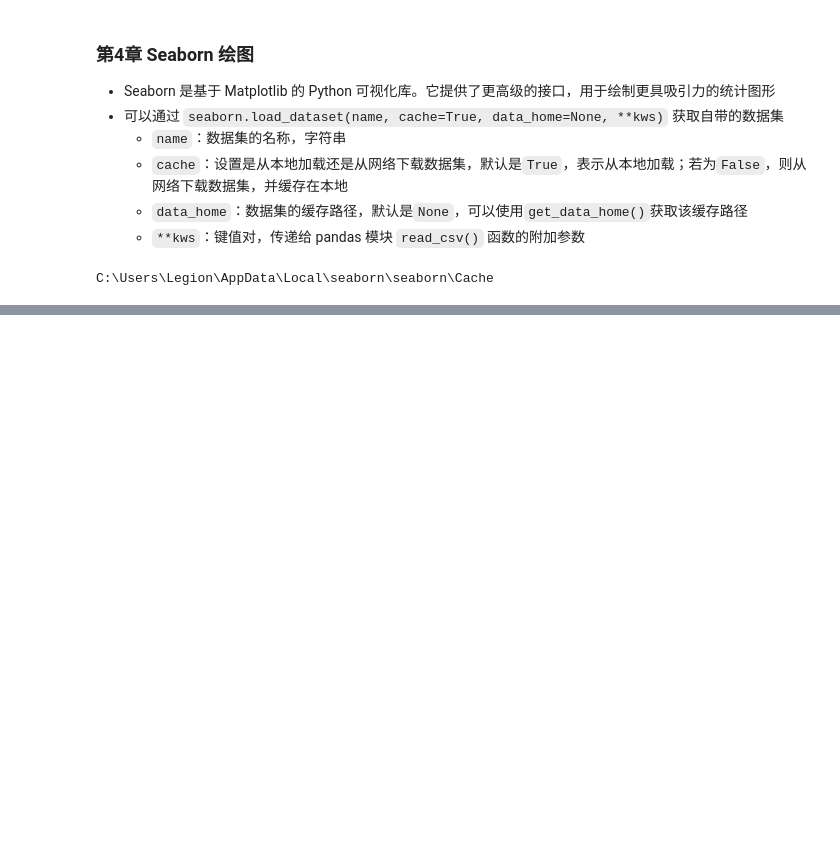
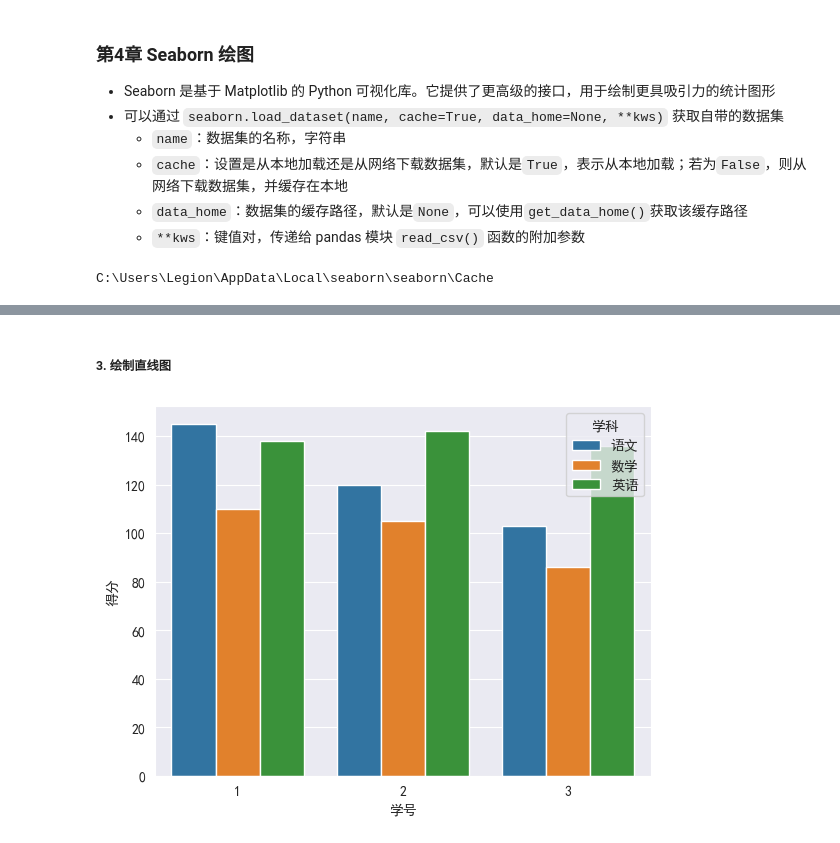
Before and after one commit to MercuryHaipeng/Python-Visualization-Tutorial, a Jupyter notebook: Chapter 4/4-1.ipynb, the cells around one changed output, grey strips where cells are left out. Cells and saved outputs as stored; diff of their text form; code cells hidden in the pictures; blank space fills up the shorter version.

```diff
--- a/Chapter 4/4-1.ipynb
+++ b/Chapter 4/4-1.ipynb
@@ -29,0 +67,14 @@ C:\Users\Legion\AppData\Local\seaborn\seaborn\Cache
+# %% [markdown]
+##### 3. 绘制直线图
+# %%
+import pandas as pd
+import matplotlib.pyplot as plt
+import seaborn as sns
+
+sns.set_style("darkgrid")  # 灰色网格
+plt.rcParams["font.sans-serif"] = ["SimHei"]  # 解决中文乱码
+df1 = pd.read_excel("../datas/data5.xlsx", sheet_name="sheet2")  # 读取Excel文件
+sns.barplot(x="学号", y="得分", hue="学科", data=df1)  # 条形图
+plt.show()  # 显示图表
+# %% [output]
+[figure, added]
```
Also changed, not shown: parts of 17 cells of this notebook, 55 other files.
